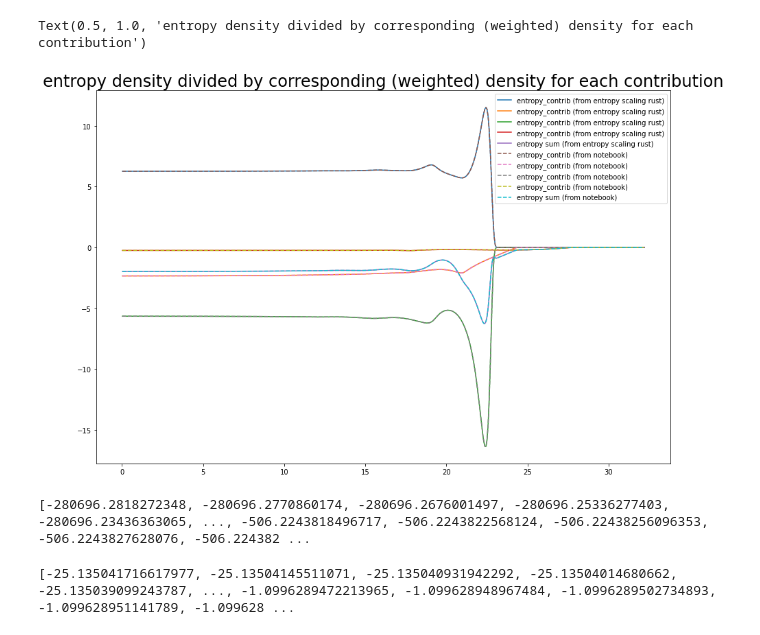
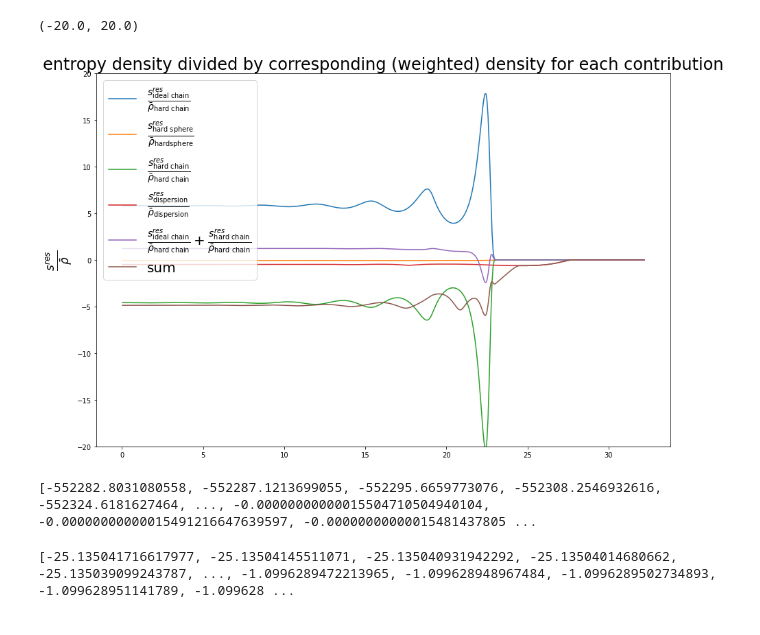
Before and after one commit to bbbursik/feos-pcsaft, a Jupyter notebook: examples/22-02-08-exampleEntropyScaling.ipynb, the cells around one changed output. Saved outputs shown, nothing was run; the diff lists cells and outputs as text; code cells hidden in the pictures.

```diff
--- a/examples/22-02-08-exampleEntropyScaling.ipynb
+++ b/examples/22-02-08-exampleEntropyScaling.ipynb
@@ -18,7 +18,7 @@ feos_pcsaft.__file__
 # %%
 components = ['propane']#, 'butane']#, 'pentane']
 composition = np.array([0.5, 0.5]) *MOL
-temperature = 350.15* KELVIN
+temperature = 210.15* KELVIN
 pressure = 1 * BAR
 # %%
 params = PcSaftParameters.from_json(components, '../parameters/propane_with_entropy_scaling.json')
@@ -174,44 +209,75 @@ Text(0.5, 1.0, 'entropy density for each contribution')
 # %%
 plt.figure(figsize=[15,10])
 entropy = np.zeros((interface.z/ANGSTROM).shape[0])
 
-for filename in glob.glob('*entr_contrib.npy'):
-    data = np.load(filename)
-    plt.plot(interface.z / ANGSTROM, (data), label=f'entropy_contrib (from entropy scaling rust)')#, marker = 'x')
-    entropy = entropy + data
-plt.plot(interface.z/ANGSTROM, entropy, label='entropy sum (from entropy scaling rust)')
-# plt.plot(interface.z/ANGSTROM, interface.entropy_density(Contributions.Residual)/(((interface.density*NAV*ANGSTROM**3)[0,:])/NAV/ANGSTROM**3)/RGAS, label='entropy from regular density')
 
-entropy_notebook = np.zeros((interface.z/ANGSTROM).shape[0])
+data_ic = np.load('0_edc.npy')
+data_wd_ic = np.load('0_wd_entropy.npy')
+plt.plot(interface.z / ANGSTROM, data_ic/data_wd_ic[0,:], label=r'$\frac{s^{res}_{\mathrm{ideal\ chain}}}{\bar{\rho}_{\mathrm{hard\ chain}}}$')#, marker = 'x')
+entropy = entropy +data_ic/data_wd_ic[0,:]
 
-for (filename_edc, filename_wd) in zip(glob.glob('*edc.npy'), glob.glob('*wd_entropy.npy')):
-    data_edc = np.load(filename_edc)
-    data_wd = np.load(filename_wd)[0,:]
+data_hs = np.load('1_edc.npy')
+data_wd_hs = np.load('1_wd_entropy.npy')
+entropy = entropy + (data_hs)/data_wd_hs[0,:]
+plt.plot(interface.z / ANGSTROM, (data_hs)/(interface.weighted_densities[0])[0,:], label=r'$\frac{s^{res}_{\mathrm{hard\ sphere}}}{\bar{\rho}_{\mathrm{hard sphere}}}$')#, marker = 'x')
+# plt.plot(interface.z / ANGSTROM, (data_hs)/data_wd_hs[0,:], label=r'$\frac{s^{res}_{\mathrm{hard\ sphere}}}{\bar{\rho}_{\mathrm{hard sphere}}}$')#, marker = 'x')
 
-    plt.plot(interface.z / ANGSTROM, (data_edc)/data_wd, label=f'entropy_contrib (from notebook)', linestyle='--')#, marker = 'x')
-    entropy_notebook = entropy_notebook + data_edc/data_wd
-plt.plot(interface.z/ANGSTROM, entropy_notebook, label='entropy sum (from notebook)', linestyle='--')
+data_hc = np.load('2_edc.npy')
+data_wd_hc = np.load('2_wd_entropy.npy')
+entropy = entropy + (data_hc)/data_wd_hc[0,:]
+plt.plot(interface.z / ANGSTROM, (data_hc)/data_wd_hc[0,:], label=r'$\frac{s^{res}_{\mathrm{hard\ chain}}}{\bar{\rho}_{\mathrm{hard\ chain}}}$')#, marker = 'x')
+
+data_disp = np.load('3_edc.npy')
+data_wd_disp = np.load('3_wd_entropy.npy')
+entropy = entropy + (data_disp)/data_wd_disp[0,:]
+plt.plot(interface.z / ANGSTROM, (data_disp)/data_wd_disp[0,:], label=r'$\frac{s^{res}_{\mathrm{dispersion}}}{\bar{\rho}_{\mathrm{dispersion}}}$')#, marker = 'x')
+
+plt.plot(interface.z / ANGSTROM, data_ic/data_wd_ic[0,:]+(data_hc)/data_wd_hc[0,:], label=r'$\frac{s^{res}_{\mathrm{ideal\ chain}}}{\bar{\rho}_{\mathrm{hard\ chain}}} +\frac{s^{res}_{\mathrm{hard\ chain}}}{\bar{\rho}_{\mathrm{hard\ chain}}}$')#, marker = 'x')
+
+plt.plot(interface.z / ANGSTROM, entropy, label=f'sum')#, marker = 'x')
+
+#(interface.density*NAV*ANGSTROM**3)[0,:]
+
+
+# for filename in glob.glob('*entr_contrib.npy'):
+#     data = np.load(filename)
+#     plt.plot(interface.z / ANGSTROM, (data), label=f'entropy_contrib (from entropy scaling rust)')#, marker = 'x')
+#     entropy = entropy + data
+# plt.plot(interface.z/ANGSTROM, entropy, label='entropy sum (from entropy scaling rust)')
+# # plt.plot(interface.z/ANGSTROM, interface.entropy_density(Contributions.Residual)/(((interface.density*NAV*ANGSTROM**3)[0,:])/NAV/ANGSTROM**3)/RGAS, label='entropy from regular density')
+
+# entropy_notebook = np.zeros((interface.z/ANGSTROM).shape[0])
+
+# for (filename_edc, filename_wd) in zip(glob.glob('*edc.npy'), glob.glob('*wd_entropy.npy')):
+#     data_edc = np.load(filename_edc)
+#     data_wd = np.load(filename_wd)[0,:]
+
+#     plt.plot(interface.z / ANGSTROM, (data_edc)/data_wd, label=f'entropy_contrib (from notebook)', linestyle='--')#, marker = 'x')
+#     entropy_notebook = entropy_notebook + data_edc/data_wd
+# plt.plot(interface.z/ANGSTROM, entropy_notebook, label='entropy sum (from notebook)', linestyle='--')
 
 # entropy_localrho = np.zeros((interface.z/ANGSTROM).shape[0])
 
 # for filename in glob.glob('*_edc.npy'):
 #     data = np.load(filename)
 #     plt.plot(interface.z / ANGSTROM, (data)/((interface.density*NAV*ANGSTROM**3)[0,:]), 'k--' ,label=f'entropy_contrib (from local density)')#, marker = 'x')
 #     entropy_localrho = entropy_localrho + (data)/((interface.density*NAV*ANGSTROM**3)[0,:])
 # plt.plot(interface.z/ANGSTROM, entropy_localrho, 'k--', label='entropy sum (from local density)')
 
 # plt.plot(interface.z/ANGSTROM, interface.entropy_density(Contributions.Residual)/(((interface.density*NAV*ANGSTROM**3)[0,:])/NAV/ANGSTROM**3)/RGAS,label='entropy from regular density')
 
 # plt.plot(interface.z/ANGSTROM, (interface.density*NAV*ANGSTROM**3)[0,:], label='rho')
-plt.legend()
+plt.legend(fontsize=20)
 plt.title('entropy density divided by corresponding (weighted) density for each contribution', fontsize=24)
+plt.ylabel(r'$\frac{s^{res}}{\bar{\rho}}$', fontsize=24)
+plt.ylim([-20,20])
 # %% [output]
-Text(0.5, 1.0, 'entropy density divided by corresponding (weighted) density for each contribution')
+(-20.0, 20.0)
-[figure, old version]
+[figure, new version]
 # %%
 interface.entropy_density(Contributions.Residual)#/#/KILOGRAM*ANGSTROM*KELVIN*SECOND**2
 # %% [output]
-[-280696.2818272348, -280696.2770860174, -280696.2676001497, -280696.25336277403, -280696.23436363065, ..., -506.2243818496717, -506.2243822568124, -506.22438256096353, -506.2243827628076, -506.224382 ...
+[-552282.8031080558, -552287.1213699055, -552295.6659773076, -552308.2546932616, -552324.6181627464, ..., -0.00000000000015504710504940104, -0.00000000000015491216647639597, -0.00000000000015481437805 ...
 # %%
 interface.entropy_density(Contributions.Residual)/((interface.density/MOL*METER**3)[0,:]*MOL/METER**3)
 # %% [output]
```
Also changed, not shown: parts of 12 cells of this notebook, 1 other file.
